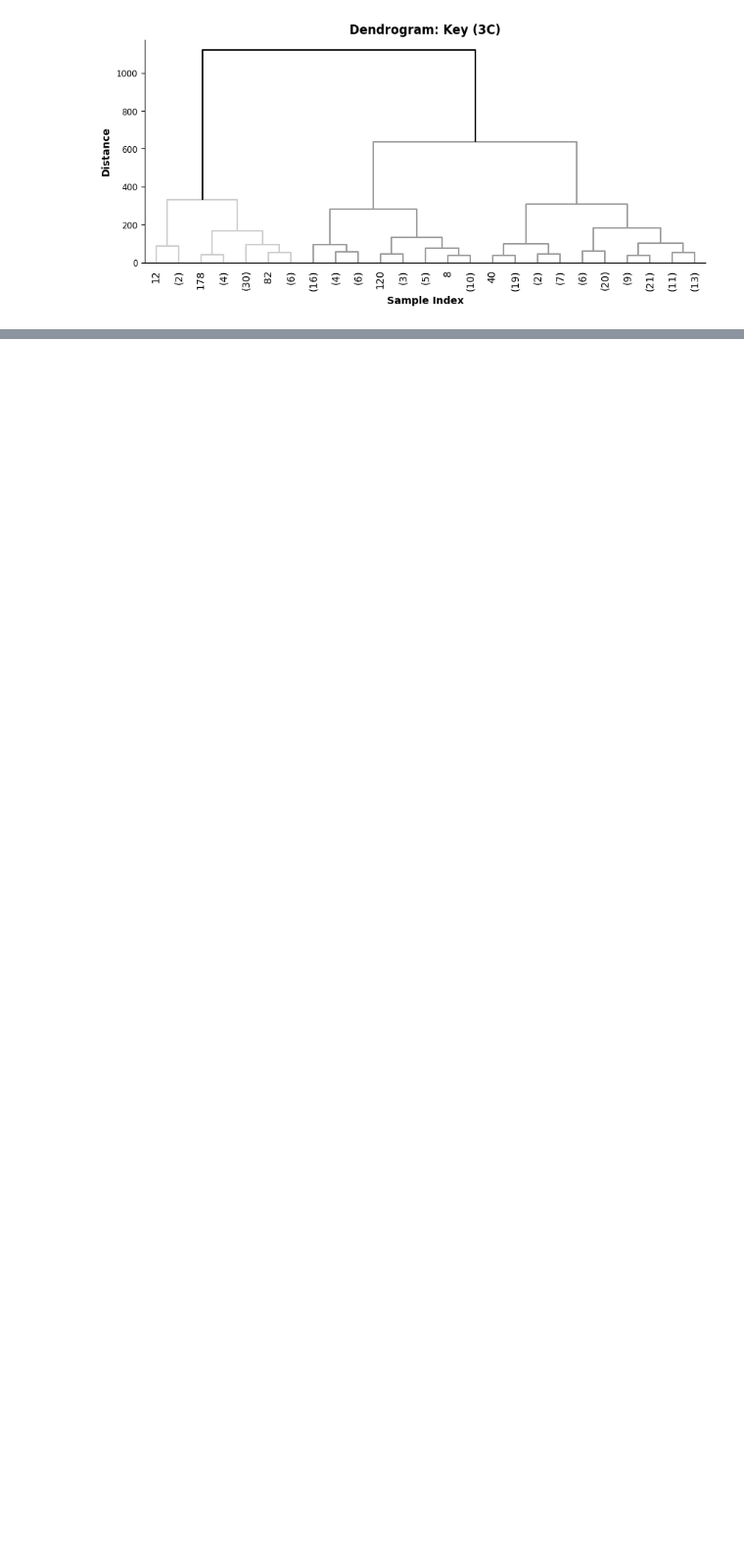
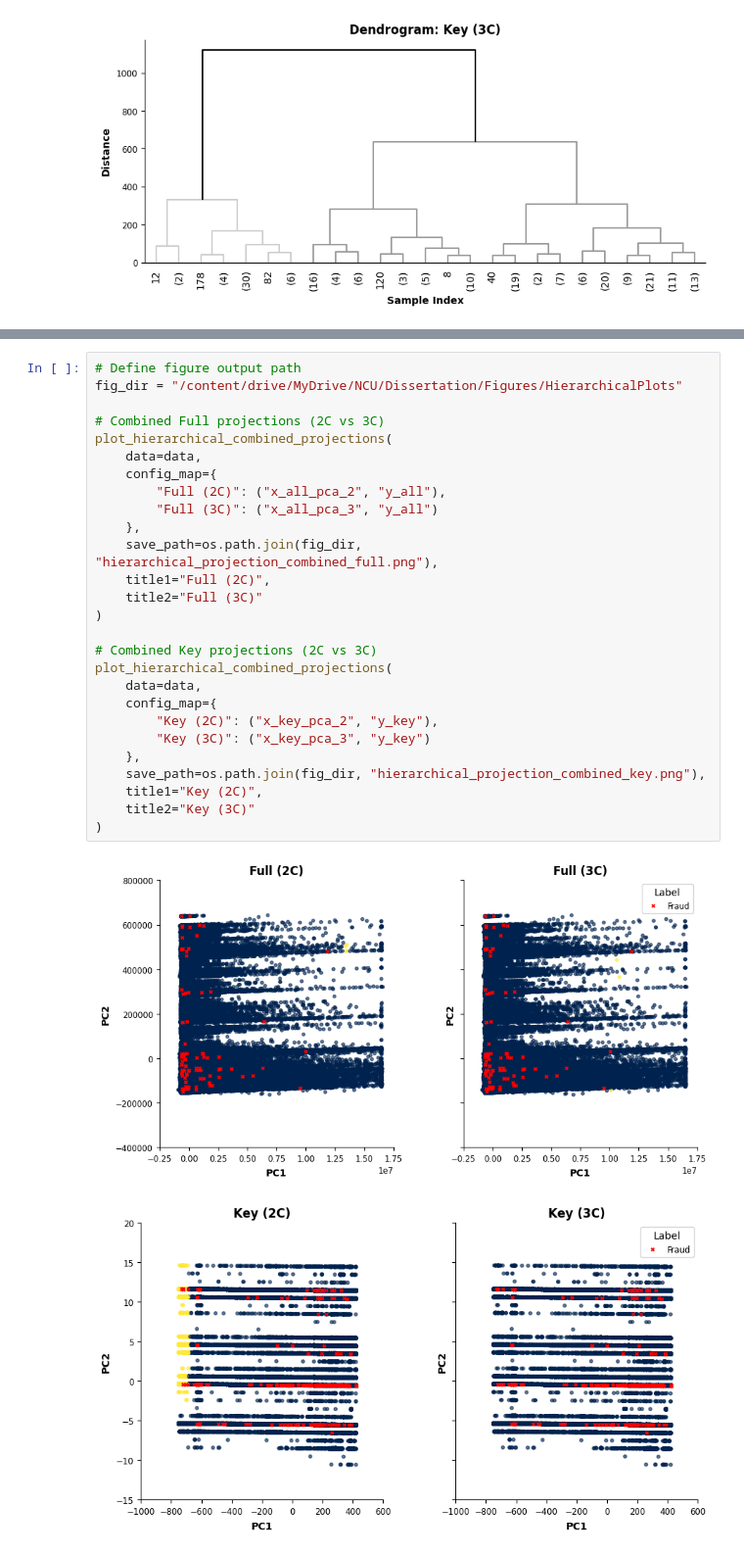
Before and after one commit to sappw1/Dissertation, a Jupyter notebook: Notebooks/Working/Modeling/04_Hier.ipynb, the cells around one changed output, grey strips where cells are left out. Shown at 98% size. Drawn from its saved outputs; the diff is of its cells as text; blank space fills up the shorter version.

```diff
--- a/Notebooks/Working/Modeling/04_Hier.ipynb
+++ b/Notebooks/Working/Modeling/04_Hier.ipynb
@@ -231,0 +411,30 @@ for label, (x_key, y_key, k) in configurations.items():
+# %%
+# Define figure output path
+fig_dir = "/content/drive/MyDrive/NCU/Dissertation/Figures/HierarchicalPlots"
+
+# Combined Full projections (2C vs 3C)
+plot_hierarchical_combined_projections(
+    data=data,
+    config_map={
+        "Full (2C)": ("x_all_pca_2", "y_all"),
+        "Full (3C)": ("x_all_pca_3", "y_all")
+    },
+    save_path=os.path.join(fig_dir, "hierarchical_projection_combined_full.png"),
+    title1="Full (2C)",
+    title2="Full (3C)"
+)
+
+# Combined Key projections (2C vs 3C)
+plot_hierarchical_combined_projections(
+    data=data,
+    config_map={
+        "Key (2C)": ("x_key_pca_2", "y_key"),
+        "Key (3C)": ("x_key_pca_3", "y_key")
+    },
+    save_path=os.path.join(fig_dir, "hierarchical_projection_combined_key.png"),
+    title1="Key (2C)",
+    title2="Key (3C)"
+)
+# %% [output]
+[figure, added]
+[figure, added]
```
Also changed, not shown: parts of 9 cells of this notebook.
